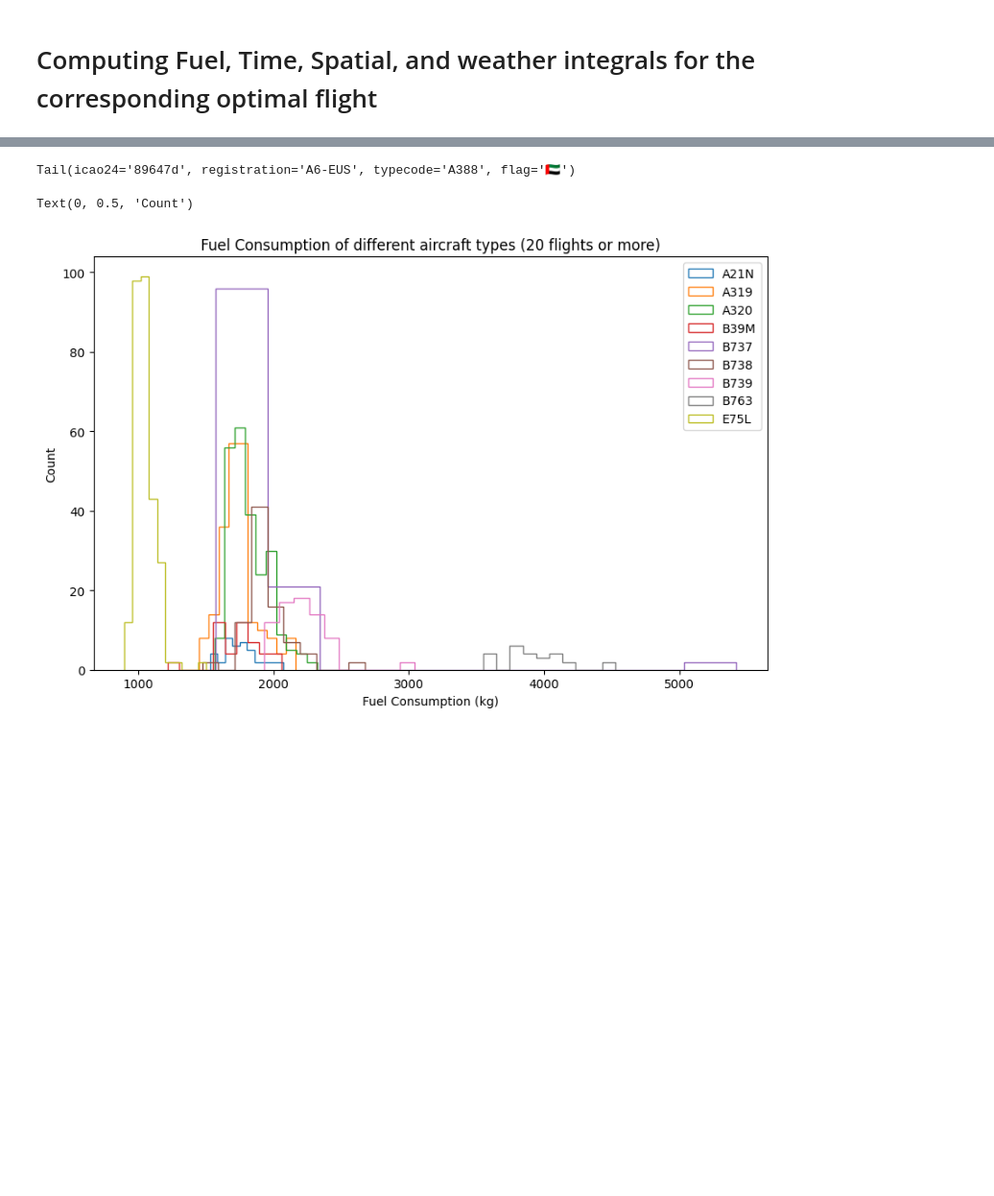
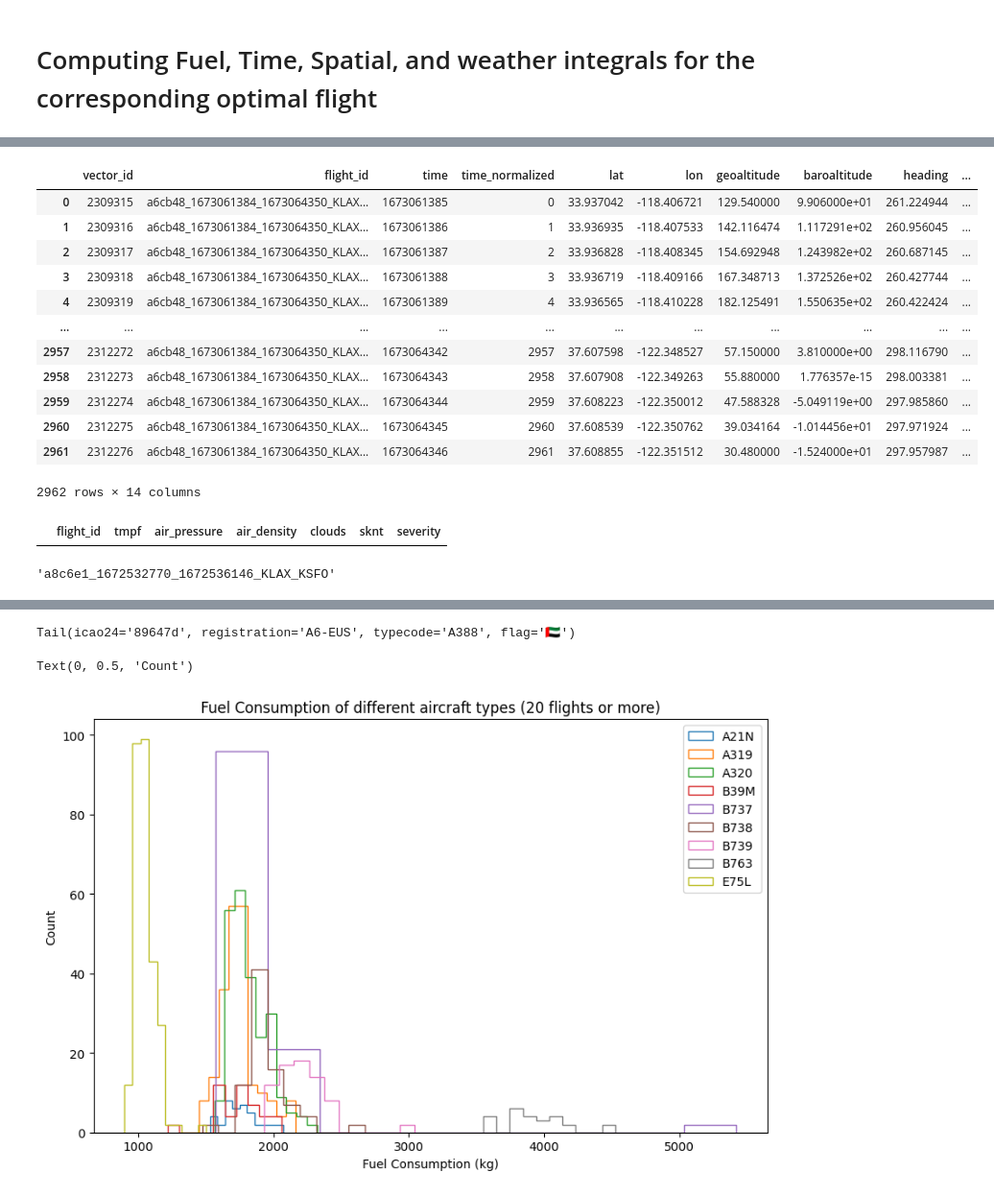
Before and after one commit to Flight-Path-Analysis/FlightPathAnalysis, a Jupyter notebook: tutorials/Compute_Optimal_Integrals.ipynb, the cells around one changed output, grey strips where cells are left out. Shown at 96% size. Saved outputs shown, nothing was run; the diff lists cells and outputs as text; code cells hidden in the pictures; blank space fills up the shorter version.

```diff
--- a/tutorials/Compute_Optimal_Integrals.ipynb
+++ b/tutorials/Compute_Optimal_Integrals.ipynb
@@ -89,4 +89,6 @@ def clear():
 
 # Creates an instance of a logger class to log all that happens, optional (but encouraged).
 logger = utils.Logger(config, clear_function=None)
+
+flights_database = '../data/flight/KLAX_KSFO_2023-01-01_2023-01-31.sqlite'
 # %%
@@ -175,3 +180,50 @@ conn.close()
+# %%
+conn = sqlite3.connect(flights_database)
+optimal_state_vectors = pd.read_sql_query(f"""
+    SELECT sv.*, svf.*
+    FROM state_vectors AS sv
+    INNER JOIN (
+        SELECT of.flight_id
+        FROM flights AS fs
+        JOIN flights_aircraft AS fa ON fs.icao24 = fa.icao24
+        JOIN optimal_flights AS of ON fa.typecode = of.typecode
+        WHERE fs.flight_id = "{flight_ids[0]}"
+    ) AS optimal_flight_id ON sv.flight_id = optimal_flight_id.flight_id
+    JOIN state_vector_fuel AS svf ON sv.vector_id = svf.vector_id;
+    """,
+    conn)
+conn.close()
+optimal_state_vectors
+# %% [output]
+|  | vector_id | flight_id | time | time_normalized | lat | lon | geoaltitude | baroaltitude | heading | ... |
+| 0 | 2309315 | a6cb48_1673061384_1673064350_KLAX... | 1673061385 | 0 | 33.937042 | -118.406721 | 129.540000 | 9.906000e+01 | 261.224944 | ... |
+| 1 | 2309316 | a6cb48_1673061384_1673064350_KLAX... | 1673061386 | 1 | 33.936935 | -118.407533 | 142.116474 | 1.117291e+02 | 260.956045 | ... |
+| 2 | 2309317 | a6cb48_1673061384_1673064350_KLAX... | 1673061387 | 2 | 33.936828 | -118.408345 | 154.692948 | 1.243982e+02 | 260.687145 | ... |
+| 3 | 2309318 | a6cb48_1673061384_1673064350_KLAX... | 1673061388 | 3 | 33.936719 | -118.409166 | 167.348713 | 1.372526e+02 | 260.427744 | ... |
+| 4 | 2309319 | a6cb48_1673061384_1673064350_KLAX... | 1673061389 | 4 | 33.936565 | -118.410228 | 182.125491 | 1.550635e+02 | 260.422424 | ... |
+| ... | ... | ... | ... | ... | ... | ... | ... | ... | ... | ... |
+| 2957 | 2312272 | a6cb48_1673061384_1673064350_KLAX... | 1673064342 | 2957 | 37.607598 | -122.348527 | 57.150000 | 3.810000e+00 | 298.116790 | ... |
+| 2958 | 2312273 | a6cb48_1673061384_1673064350_KLAX... | 1673064343 | 2958 | 37.607908 | -122.349263 | 55.880000 | 1.776357e-15 | 298.003381 | ... |
+| 2959 | 2312274 | a6cb48_1673061384_1673064350_KLAX... | 1673064344 | 2959 | 37.608223 | -122.350012 | 47.588328 | -5.049119e+00 | 297.985860 | ... |
+| 2960 | 2312275 | a6cb48_1673061384_1673064350_KLAX... | 1673064345 | 2960 | 37.608539 | -122.350762 | 39.034164 | -1.014456e+01 | 297.971924 | ... |
+| 2961 | 2312276 | a6cb48_1673061384_1673064350_KLAX... | 1673064346 | 2961 | 37.608855 | -122.351512 | 30.480000 | -1.524000e+01 | 297.957987 | ... |
+2962 rows × 14 columns
+# %%
+conn = sqlite3.connect(flights_database)
+optimal_state_vectors_weather = pd.read_sql_query(f"""
+    SELECT *
+    FROM optimal_state_vector_weather
+    WHERE flight_id = "a8c6e1_1672532770_1672536146_KLAX_KSFO"
+    """,
+    conn)
+conn.close()
+optimal_state_vectors_weather
+# %% [output]
+|  | flight_id | tmpf | air_pressure | air_density | clouds | sknt | severity |
+# %%
+flight_id
+# %% [output]
+'a8c6e1_1672532770_1672536146_KLAX_KSFO'
 # %%
 import sqlite3
 import pandas as pd
```
Also changed, not shown: parts of 2 cells of this notebook, 2 other files.
